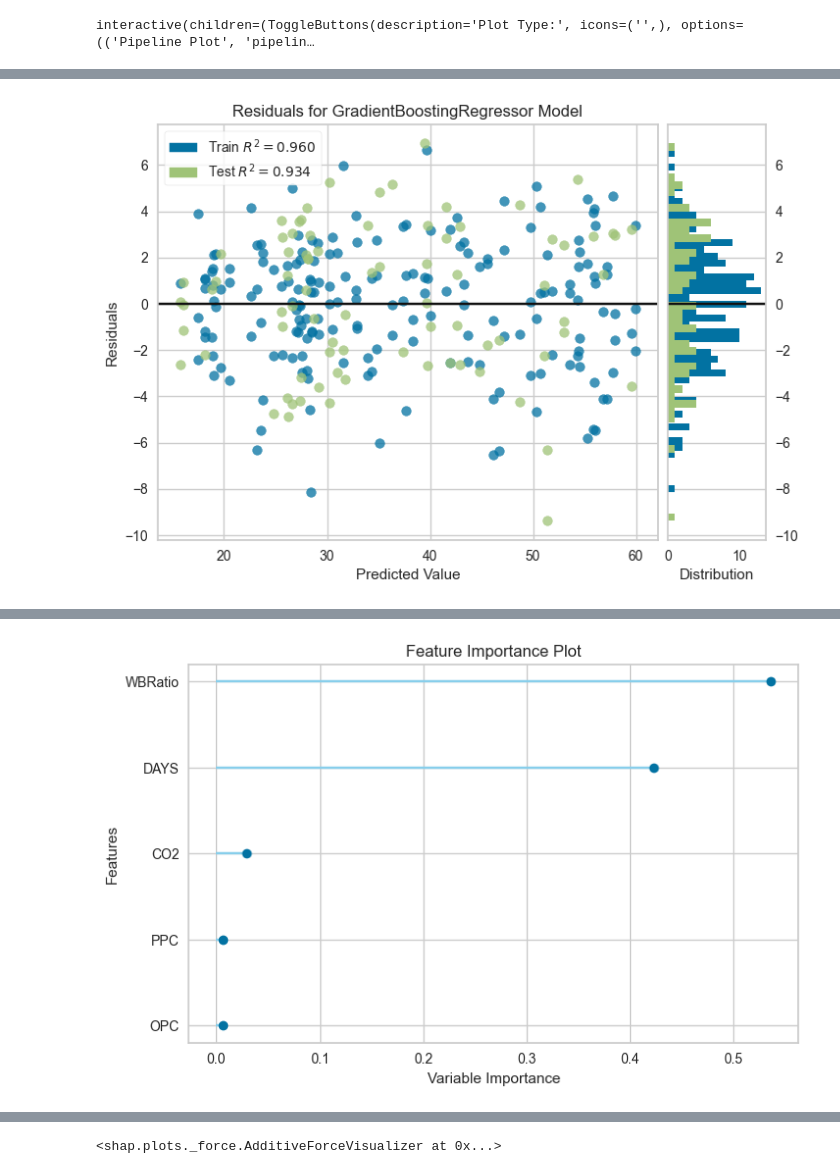
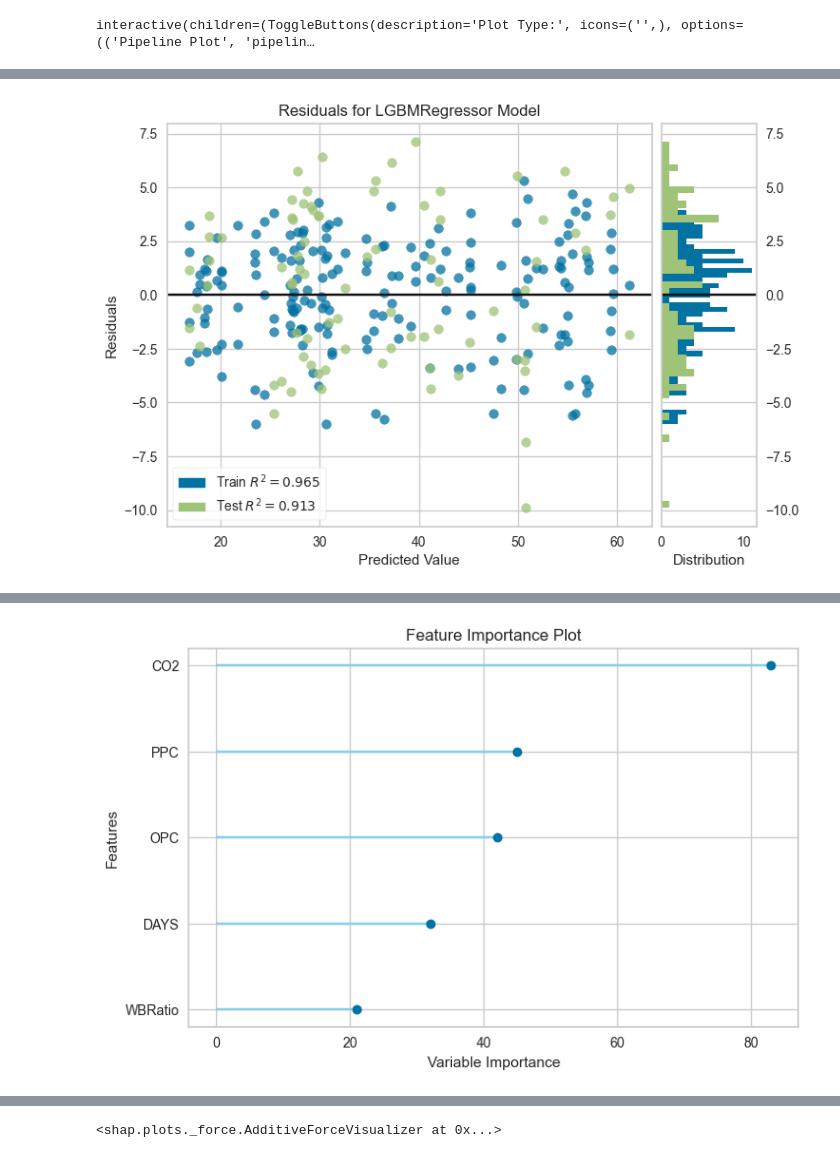
Before and after one commit to ashiqnazirbhat/CompressiveStrengthEstimationDataCode, a Jupyter notebook: Original Data Setup and ExAI.ipynb, the cells around one changed output, grey strips where cells are left out. Drawn from its saved outputs; the diff is of its cells as text; code cells hidden in the pictures.

```diff
--- a/Original Data Setup and ExAI.ipynb
+++ b/Original Data Setup and ExAI.ipynb
@@ -123,23 +111,23 @@ interactive(children=(ToggleButtons(description='Plot Type:', icons=('',), optio
 # %%
 import matplotlib.pyplot as plt
 from pycaret.regression import *
 
 # Assuming you've already set up your environment and trained the model
 # setup(data=refined_combined_data, target='STRENGTH')  # Uncomment if setup is not done
 # model = create_model('lightgbm')  # Your trained model
 
 # List of available plot types in PyCaret for regression models
 plot_types = [
     'residuals', 'feature', 'learning', 'vc',
     'error', 'cooks']
 
 # Loop through each plot type and save it
 for plot_type in plot_types:
     # Generate the plot
-    plot_model(model, plot=plot_type)
+    plot_model(tuned_best_model, plot=plot_type)
 # %% [output]
 [interactive output not drawn]
-[figure, old version]
+[figure, new version]
 [interactive output not drawn]
-[figure, old version]
+[figure, new version]
 [interactive output not drawn]
```
Also changed, not shown: parts of 8 cells of this notebook, 22 other files.
